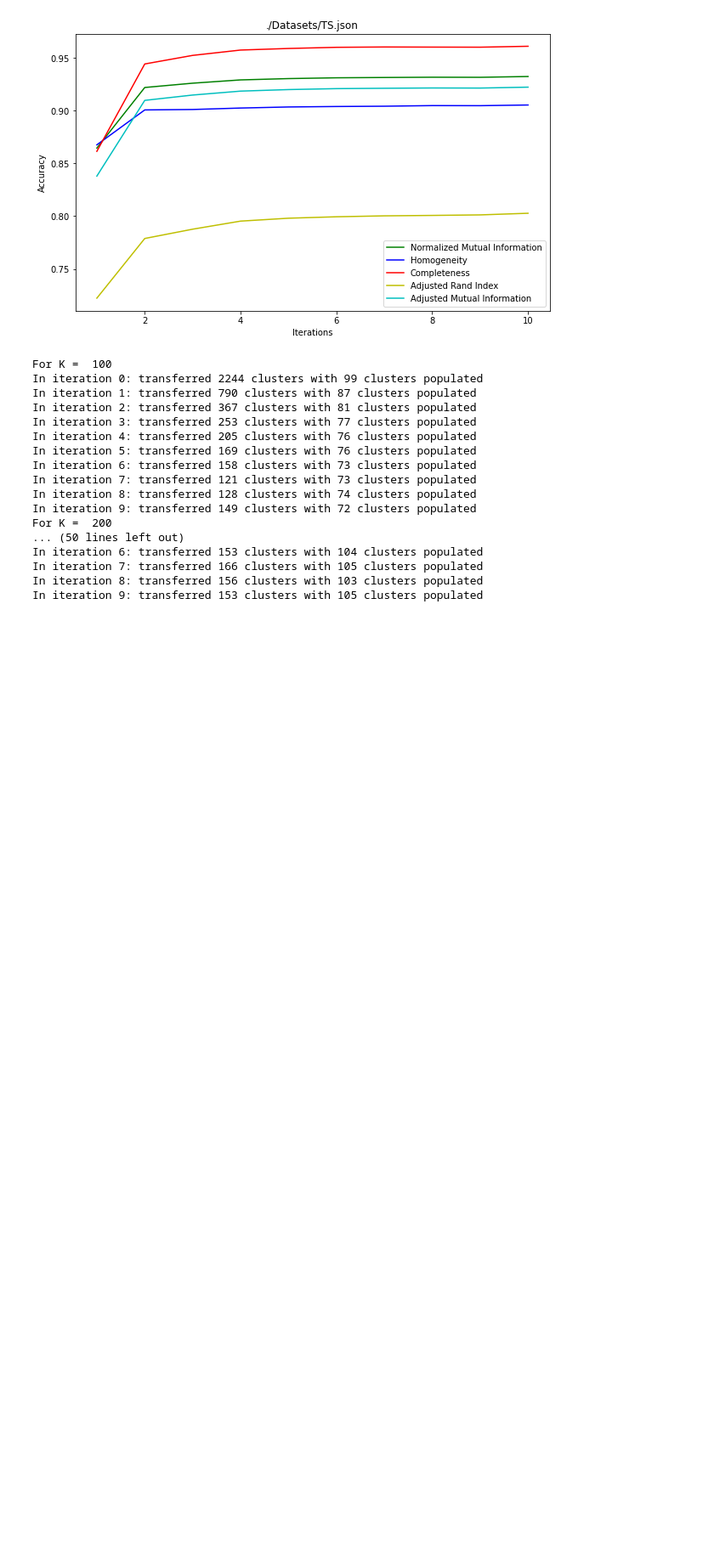
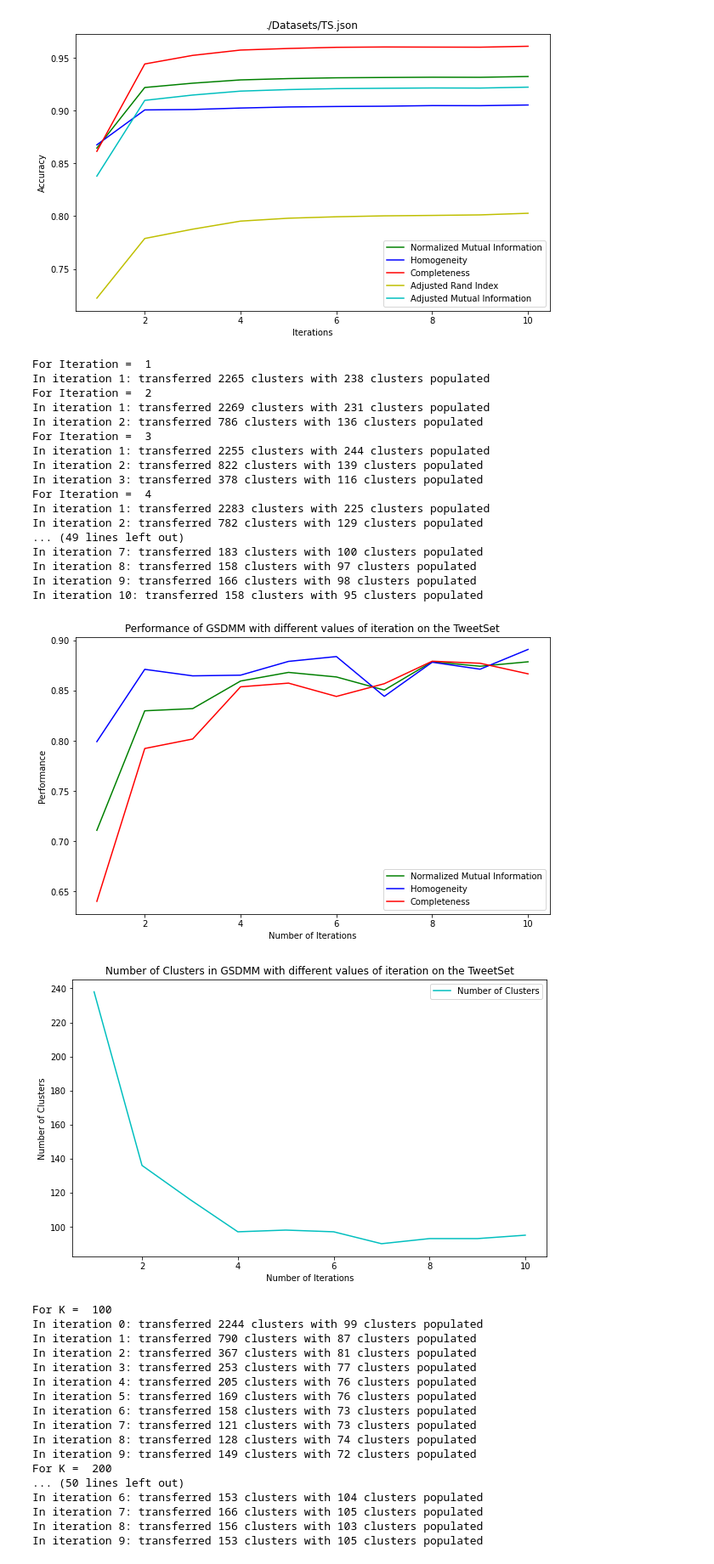
Before and after one commit to Paranjaysaxena/Gibbs-Sampling-for-DMM, a Jupyter notebook: GSDMM.ipynb, the cells around one changed output. Shown: that part at 85% size. Saved outputs shown, nothing was run; the diff lists cells and outputs as text; code cells hidden in the pictures; blank space fills up the shorter version.

Commit message:
number of iter

```diff
--- a/GSDMM.ipynb
+++ b/GSDMM.ipynb
@@ -304,6 +304,81 @@ Completeness =  0.96099
 Adjusted Rand Index =  0.80278
 Adjusted Mutual Information =  0.92226
 [figure]
+# %%
+data = [json.loads(line) for line in open('./Datasets/Tweet.json', 'r')]
+
+docs = []
+labels_true = []
+
+num = 0
+vocab = set()
+
+for element in data:
+    num += 1
+    labels_true.append(element['cluster'])
+    docs.append(list(element['text'].split()))
+    vocab = vocab.union(set(list(element['text'].split())))
+
+vocab_size = len(vocab)
+
+NMI_k = []
+H_k = []
+C_k = []
+Number_of_clusters = []
+
+
+_iter = [1, 2, 3, 4, 5, 6, 7, 8, 9, 10]
+
+for i in _iter:
+    print('For Iteration = ', i)
+    gsdmm = GibbsSamplingDMM(K=300, D=num, n_iters=i, alpha=0.1, beta=0.1)
+    labels_pred = gsdmm.fit(docs, vocab_size)
+    NMI_k.append(normalized_mutual_info_score(labels_true, labels_pred))
+    H_k.append(homogeneity_score(labels_true, labels_pred))
+    C_k.append(completeness_score(labels_true, labels_pred))
+    Number_of_clusters.append(len(set(list(labels_pred))))
+
+f = plt.figure()
+f.set_figwidth(10)
+f.set_figheight(6)
+plt.plot(_iter, NMI_k, 'g', label='Normalized Mutual Information')
+plt.plot(_iter, H_k, 'b', label='Homogeneity')
+plt.plot(_iter, C_k, 'r', label='Completeness')
+plt.title('Performance of GSDMM with different values of iteration on the TweetSet')
+plt.xlabel('Number of Iterations')
+plt.ylabel('Performance')
+plt.legend()
+plt.show()
+
+f1 = plt.figure()
+f1.set_figwidth(10)
+f1.set_figheight(6)
+plt.plot(_iter, Number_of_clusters, 'c', label='Number of Clusters')
+plt.title('Number of Clusters in GSDMM with different values of iteration on the TweetSet')
+plt.xlabel('Number of Iterations')
+plt.ylabel('Number of Clusters')
+plt.legend()
+plt.show()
+# %% [output]
+For Iteration =  1
+In iteration 1: transferred 2265 clusters with 238 clusters populated
+For Iteration =  2
+In iteration 1: transferred 2269 clusters with 231 clusters populated
+In iteration 2: transferred 786 clusters with 136 clusters populated
+For Iteration =  3
+In iteration 1: transferred 2255 clusters with 244 clusters populated
+In iteration 2: transferred 822 clusters with 139 clusters populated
+In iteration 3: transferred 378 clusters with 116 clusters populated
+For Iteration =  4
+In iteration 1: transferred 2283 clusters with 225 clusters populated
+In iteration 2: transferred 782 clusters with 129 clusters populated
+... (49 lines left out)
+In iteration 7: transferred 183 clusters with 100 clusters populated
+In iteration 8: transferred 158 clusters with 97 clusters populated
+In iteration 9: transferred 166 clusters with 98 clusters populated
+In iteration 10: transferred 158 clusters with 95 clusters populated
+[figure, added]
+[figure, added]
 # %%
 data = [json.loads(line) for line in open('./Datasets/Tweet.json', 'r')]
 
```
